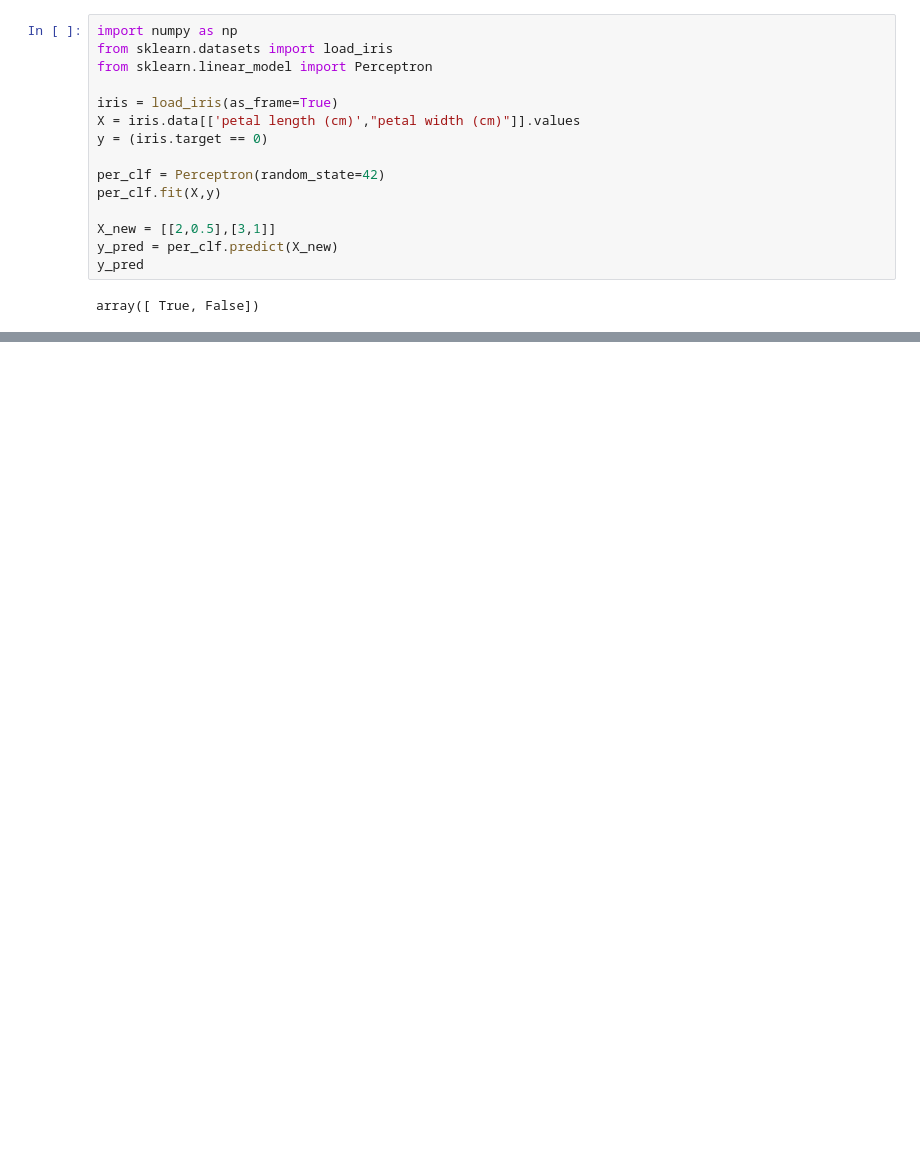
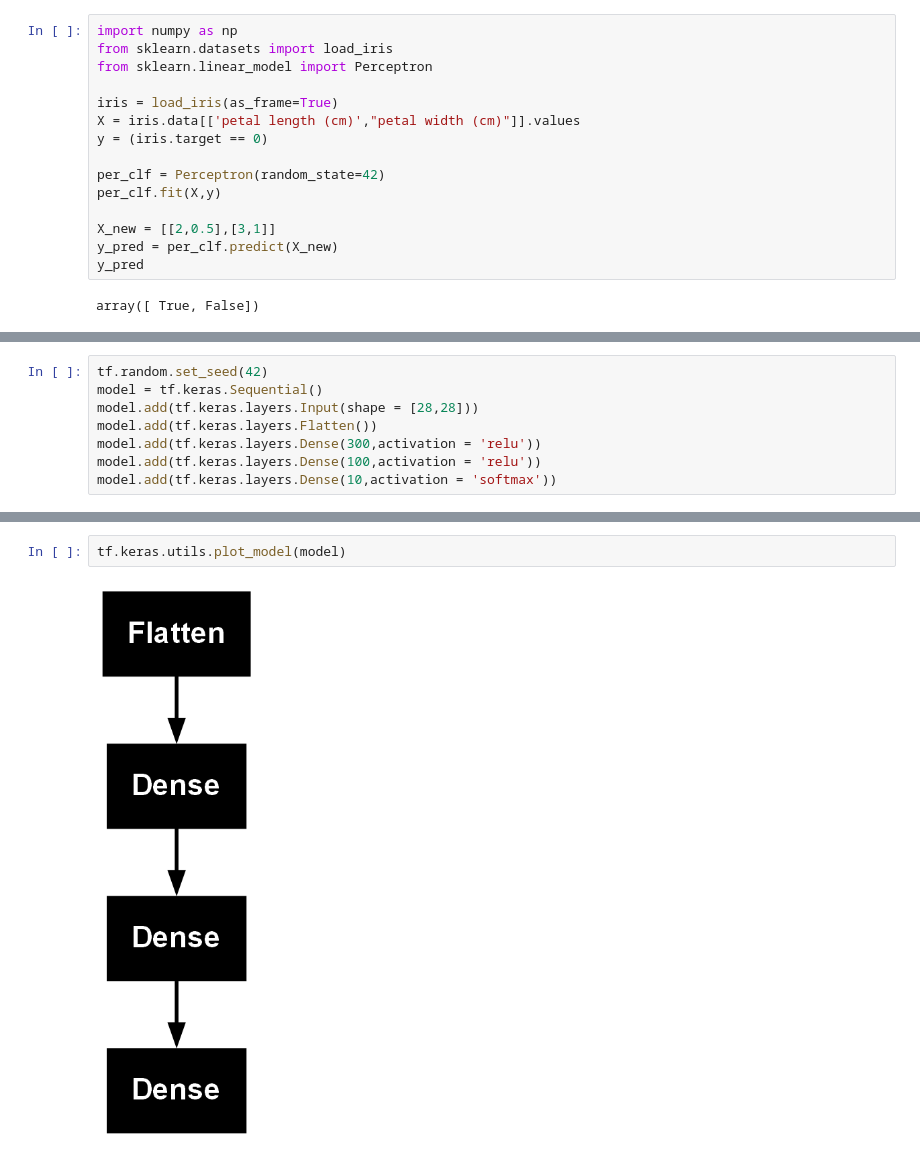
Before and after one commit to akshatkhatri/Machine_learning_playground, a Jupyter notebook: Chapter_10_geron/ann.ipynb, the cells around one changed output, grey strips where cells are left out. Saved outputs shown, nothing was run; the diff lists cells and outputs as text; blank space fills up the shorter version.

Commit message:
keras_started

```diff
--- a/Chapter_10_geron/ann.ipynb
+++ b/Chapter_10_geron/ann.ipynb
@@ -37,0 +59,8 @@ rmse
+# %%
+tf.random.set_seed(42)
+model = tf.keras.Sequential()
+model.add(tf.keras.layers.Input(shape = [28,28]))
+model.add(tf.keras.layers.Flatten())
+model.add(tf.keras.layers.Dense(300,activation = 'relu'))
+model.add(tf.keras.layers.Dense(100,activation = 'relu'))
+model.add(tf.keras.layers.Dense(10,activation = 'softmax'))
@@ -37,0 +92,4 @@ rmse
+# %%
+tf.keras.utils.plot_model(model)
+# %% [output]
+[figure, added]
```
Also changed, not shown: parts of 31 cells of this notebook, 1 other file.
